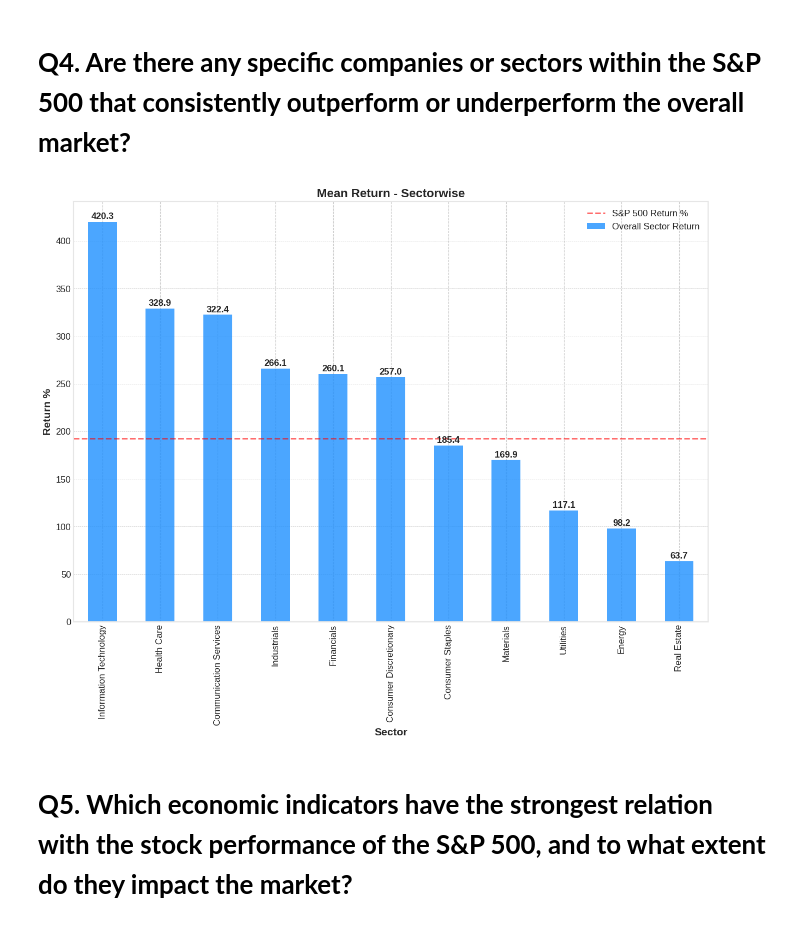
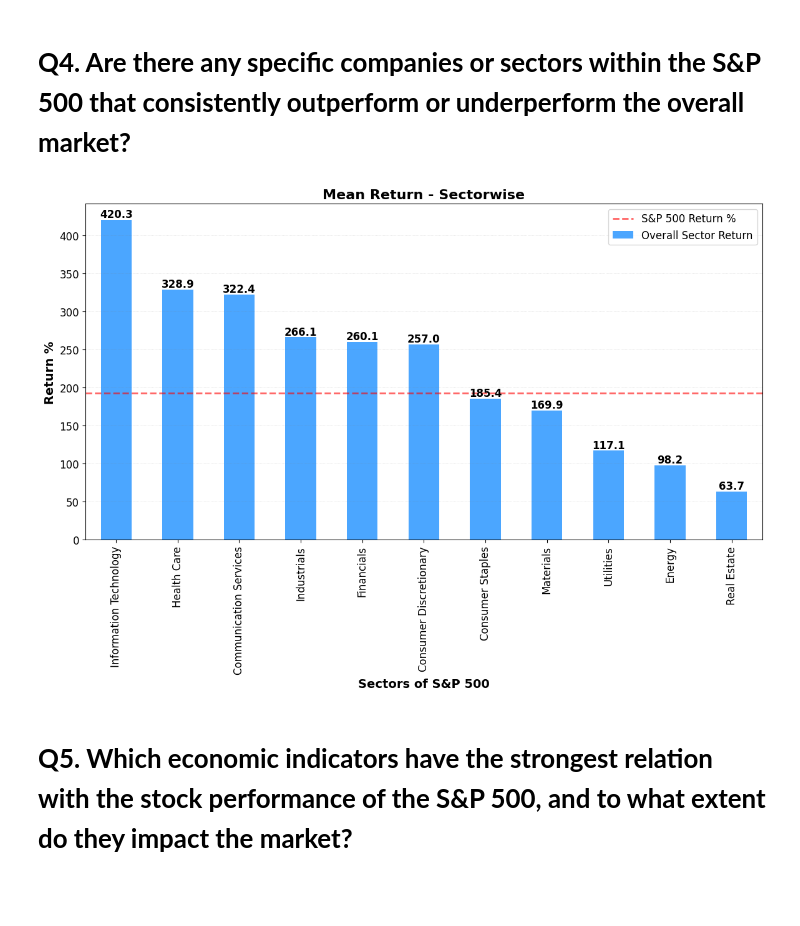
Before and after one commit to santhosh-narapareddy/SnP500-EconomicIndicators-DescriptiveStudy, a Jupyter notebook: S&P_500_and_Economic_Indicators.ipynb, the cells around one changed output. Drawn from its saved outputs; the diff is of its cells as text; code cells hidden in the pictures; blank space fills up the shorter version.

```diff
--- a/S&P_500_and_Economic_Indicators.ipynb
+++ b/S&P_500_and_Economic_Indicators.ipynb
@@ -231,6 +174,7 @@ df = pd.DataFrame.from_dict(ticker_detail, orient='index')[['symbol', 'name', 's
 
 #Changing the value of SRE stock to 2001 as data has only year value
 ticker_detail['SRE']['dateFirstAdded'] = "2001-01-01"
+
 #converting date added to datetime format
 df['dateFirstAdded'] = pd.to_datetime(df['dateFirstAdded'],format='%Y-%m-%d')
 
@@ -271,15 +215,15 @@ print(na_rows)
 
 print("------------------------------*****------------------------------")
 #filter df with stocks listing date (dateFirstAdded <2012)
-df = df[df['dateFirstAdded'] < '2012-01-01']
+df_top = df[df['dateFirstAdded'] < '2012-01-01']
 
 #Top 10 stocks sorted with return %
-print(df.head(10).to_string())
+print(df_top.head(10).to_string())
 
 #Bottom 10 stocks sorted with return %
 print("------------------------------*****------------------------------")
-df2 = df.sort_values(by='return_overall', ascending=True)
-print(df2.head(10).to_string())
+df_bottom = df.sort_values(by='return_overall', ascending=True)
+print(df_bottom.head(10).to_string())
 # %% [output]
 ------------------------------*****------------------------------
 <class 'pandas.core.frame.DataFrame'>
@@ -511,11 +460,12 @@ ax
 # **Q4. Are there any specific companies or sectors within the S&P 500 that consistently outperform or underperform the overall market?**
 # %%
 pd.options.plotting.backend = "matplotlib"
-import pandas as pd
-import matplotlib.pyplot as plt
+
+
 
 #calculate sectorwise mean
-df_sectors = df.groupby('sector')[['return_overall']].mean()
+df_2012 = df[df['dateFirstAdded'] < '2012-01-01']
+df_sectors = df_2012.groupby('sector')[['return_overall']].mean()
 
 #sort the df in descending order
 df_sectors = df_sectors.sort_values('return_overall',ascending=False)
@@ -524,38 +474,38 @@ df_sectors = df_sectors.sort_values('return_overall',ascending=False)
 data = df_sectors
 
 # Set the figure size
-fig, ax =plt.subplots(1, 1, figsize=(15,10))
+fig, ax =plt.subplots(1, 1, figsize=(14,7))
 
 # Create the bar plot
 df_sectors.plot(kind='bar', color='dodgerblue', alpha=0.8, ax=ax)
 
 # Add labels to the bars with the value of the mean return
 for i, v in enumerate(df_sectors['return_overall']):
     ax.text(i, v + 3, str(round(v, 1)), ha='center', fontweight='bold', fontsize=12)
 
 # Add a horizontal line for the overall index return percentage
 ax.axhline(y=overall_index_return_pct, color='r', linestyle='--', linewidth=2,alpha=0.6)
 
 # Add a legend
 ax.legend(['S&P 500 Return %', 'Overall Sector Return'], fontsize=12)
 
 # Set the title and axis labels
 ax.set_title('Mean Return - Sectorwise', fontsize=16, fontweight='bold')
-ax.set_xlabel('Sector', fontsize=14, fontweight='bold')
+ax.set_xlabel('Sectors of S&P 500', fontsize=14, fontweight='bold')
 ax.set_ylabel('Return %', fontsize=14, fontweight='bold')
 
 # Change the font size of the tick labels
 ax.tick_params(axis='both', which='major', labelsize=12)
 
 # Add a grid to the plot
-ax.grid(True, axis='y', linestyle='--', linewidth=0.5, color='gray', alpha=0.4)
+ax.grid(True, axis='y', linestyle=':', linewidth=0.5, color='gray', alpha=0.4)
 
-plt.savefig(ProjectDirectory + 'mean_return_by_sector.png', dpi=300, bbox_inches='tight')
+# plt.savefig(ProjectDirectory + 'mean_return_by_sector.png', dpi=300, bbox_inches='tight')
 
 # Show the plot
 plt.show()
 # %% [output]
-[figure, old version]
+[figure, new version]
 # %% [markdown]
 # **Q5. Which economic indicators have the strongest relation with the stock performance of the S&P 500, and to what extent do they impact the market?**
 # %%
```
Also changed, not shown: parts of 23 cells of this notebook.
